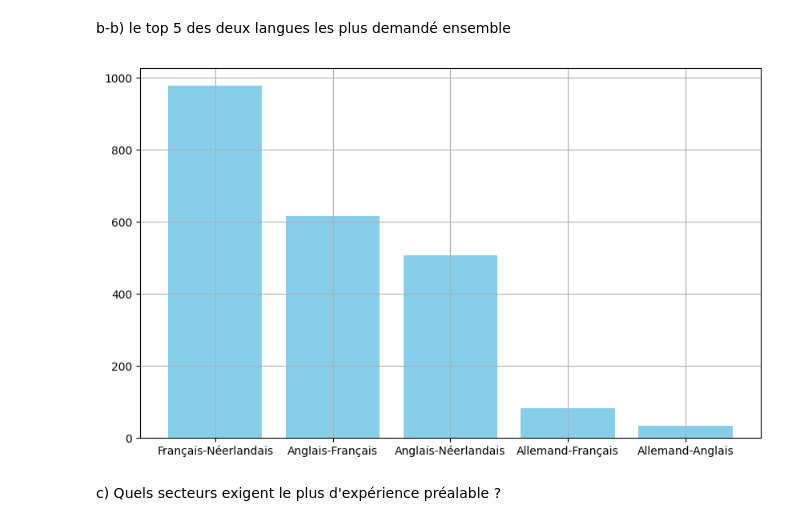
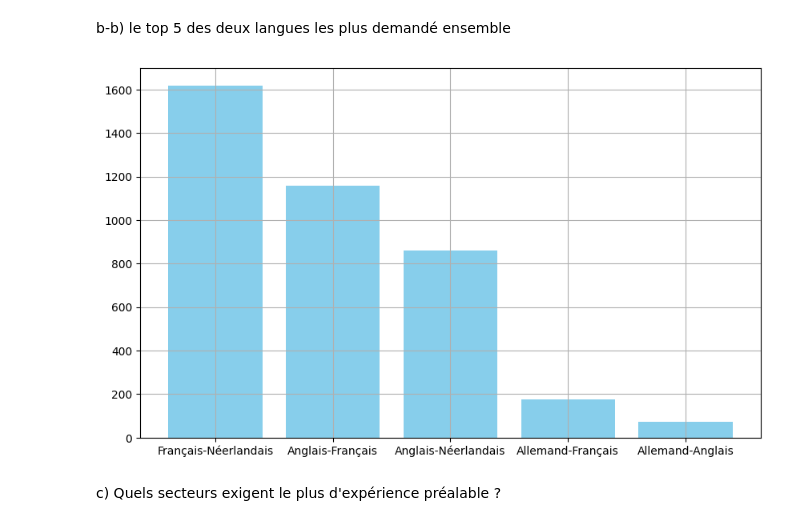
Before and after one commit to h011010/analyse-des-offres_d_emploi_forem, a Jupyter notebook: analyse_des_offres_d_emploi_forem.ipynb, the cells around one changed output. Saved outputs shown, nothing was run; the diff lists cells and outputs as text; code cells hidden in the pictures.

```diff
--- a/analyse_des_offres_d_emploi_forem.ipynb
+++ b/analyse_des_offres_d_emploi_forem.ipynb
@@ -170,3 +170,7 @@ mp.show()
 [figure]
 # %% [markdown]
 b) Quelle est l'importance des langues dans le marché de l'emploi belge ?
+# %%
+df.dropna(subset=["Langues"], inplace=True)
+def sep (l)
+  return
@@ -192,41 +196,36 @@ b-b) le top 5 des deux langues les plus demandé ensemble
 # %%
 from itertools import combinations
 from collections import Counter
 count = Counter()
 df.dropna(subset=["Langues"], inplace=True)
 
 # Parcourir chaque ligne de la colonne "Langues"
-for langue in df["Langues"]:
-    ensemble = langue.split(",")  # Séparer les langues
-
-    ensemble_clean = []
-    for l in ensemble:
-        ensemble_clean.append(l.strip())# Supp les espaces
-        ensemble = ensemble_clean
-
+ensemble=[]
+for langues in df["Langues"]:
+    ensemble = langues.split(",")  # Séparer les langues
     pairs = combinations(ensemble, 2)  # Générer toutes les paires possibles
 
     # Trier chaque paire pour éviter les doublons inversés
     trier_pairs = [tuple(sorted(pair)) for pair in pairs]
 
     # Mettre à jour le compteur avec les paires triées
     count.update(trier_pairs)
 
 top_5 = count.most_common(5)
 # Séparer les données pour le graphique
 pairs, frequencies = zip(*top_5)
 # Convertir les paires en chaînes pour faciliter l'affichage
 pair_labels = []
 for p in pairs:
     pair_labels.append(p[0]+'-'+p[1])
 
 # Créer le graphique à barres
 mp.figure(figsize=(10, 6))
 mp.bar(pair_labels, frequencies, color='skyblue')
 mp.grid(True)
 mp.show()
 # %% [output]
-[figure, old version]
+[figure, new version]
 # %% [markdown]
  c) Quels secteurs exigent le plus d'expérience préalable ?
 # %%
```
Also changed, not shown: parts of 4 cells of this notebook.
